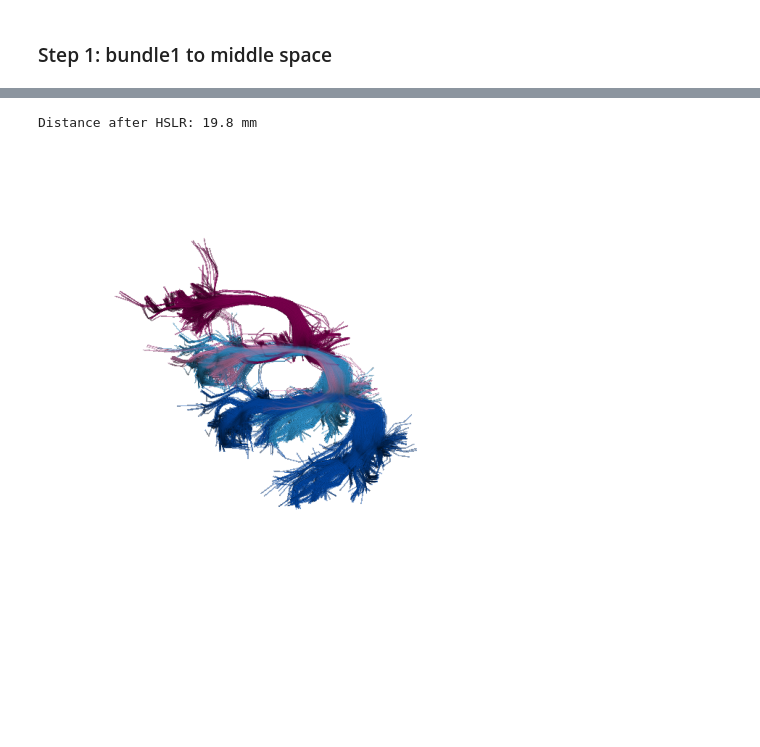
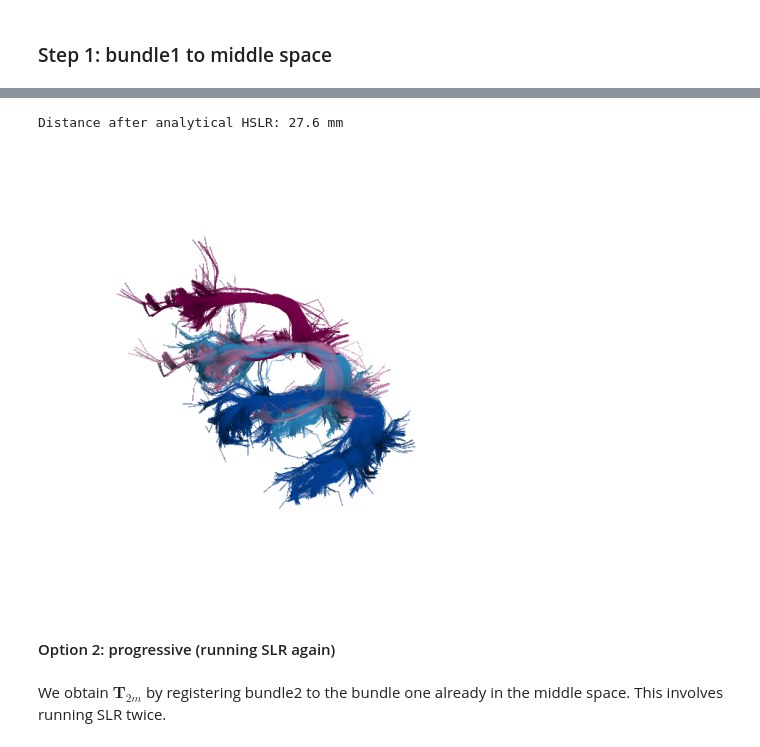
Before and after one commit to drombas/streamlines-gsoc, a Jupyter notebook: hslr_demo.ipynb, the cells around one changed output, grey strips where cells are left out. Cells and saved outputs as stored; diff of their text form; code cells hidden in the pictures; blank space fills up the shorter version.

```diff
--- a/hslr_demo.ipynb
+++ b/hslr_demo.ipynb
@@ -122,12 +124,12 @@ srr = StreamlineLinearRegistration(x0=x0)
 srm = srr.optimize(static=centroids2, moving=centroids1)
 
 # Get transformation matrix and parameters
-M12 = srm.matrix
+T12 = srm.matrix
 x12 = decompose_matrix44(M12)
 trans, angles, scale, shear = x12[:3], x12[3:6], x12[6:9], x12[9:]
 
 # Move bundle1 to bundle2 space and get distance
-bundle12 = transform_streamlines(bundle1, M12)
+bundle12 = transform_streamlines(bundle1, T12)
 
 # BMD distance after slr
 d_slr = bundle_distance_min(distance_matrix_mdf(bundle2, bundle12))
@@ -146,11 +162,11 @@ The transformation from
 # %%
 # Get transformation to  the middle space
 x1m = np.concatenate((trans/2, angles/2, (1+scale)/2, shear/2))
-M1m = compose_matrix44(x1m)
+T1m = compose_matrix44(x1m)
 
 # Move bundle1 to the middle space
-bundle1m = transform_streamlines(bundle1, M1m)
-centroids1m = transform_streamlines(centroids1, M1m)
+bundle1m = transform_streamlines(bundle1, T1m)
+centroids1m = transform_streamlines(centroids1, T1m)
 # %%
 show_bundles([bundle1, bundle2, bundle1m],colors=[col1, col2, col1m], show_2d=True)
 # %% [output]
@@ -160,16 +186,21 @@ show_bundles([bundle1, bundle2, bundle1m],colors=[col1, col2, col1m], show_2d=Tr
 # %%
-# Run SLR again with middle space as static
-srm = srr.optimize(static=centroids1m, moving=centroids2)
-M2m = srm.matrix
+# Compute T2m analytically
+Tm2 = np.dot(T12, np.linalg.inv(T1m))
+T2m_anal = np.linalg.inv(Tm2)
+
 
 # Move bundle2 to the middle space
-bundle2m = transform_streamlines(bundle2, M2m)
+bundle2m_anal = transform_streamlines(bundle2, T2m_anal)
 
 # BMD distance after hslr
-d_hslr = bundle_distance_min(distance_matrix_mdf(bundle1m, bundle2m))
+d_hslr_anal = bundle_distance_min(distance_matrix_mdf(bundle1m, bundle2m_anal))
 # %%
-show_bundles([bundle1, bundle2, bundle1m, bundle2m],colors=[col1, col2, col1m, col2m], show_2d=True)
-print("Distance after HSLR: " + str(np.round(d_hslr,1)) + " mm")
+show_bundles([bundle1, bundle2, bundle1m, bundle2m_anal],colors=[col1, col2, col1m, col2m], show_2d=True)
+print("Distance after analytical HSLR: " + str(np.round(d_hslr_anal,1)) + " mm")
 # %% [output]
-Distance after HSLR: 19.8 mm
+Distance after analytical HSLR: 27.6 mm
-[figure, old version]
+[figure, new version]
+# %% [markdown]
+#### Option 2: progressive (running SLR again)
+# %% [markdown]
+We obtain $\mathbf{T}_{2m}$ by registering bundle2 to the bundle one already in the middle space. This involves running SLR twice.
```
Also changed, not shown: parts of 19 cells of this notebook, 3 other files.
